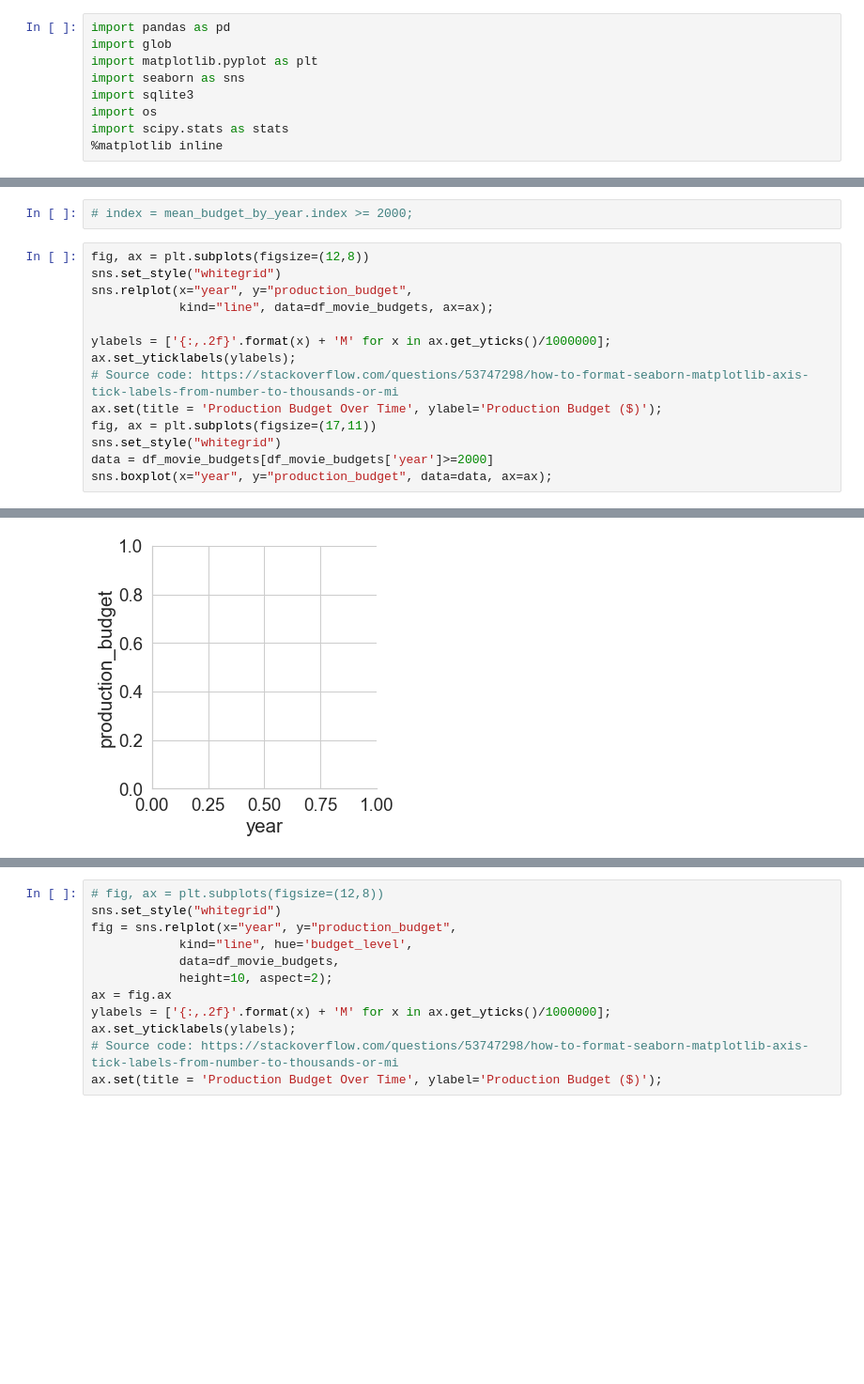
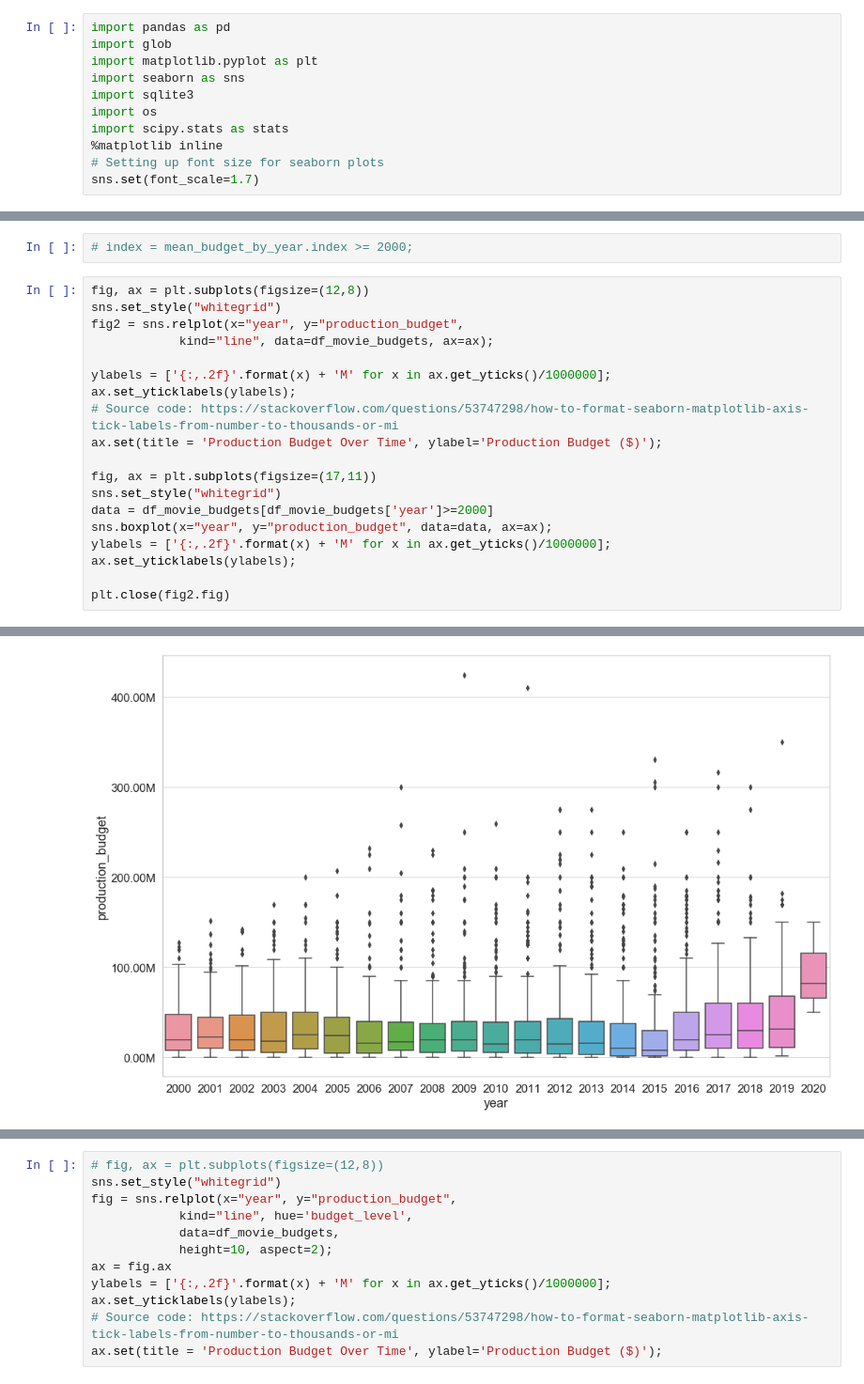
Before and after one commit to singsang2/dsc-mod-1-project-v2-1-onl01-dtsc-ft-070620, a Jupyter notebook: student.ipynb, the cells around one changed output, grey strips where cells are left out. Shown at 94% size. Cells and saved outputs as stored; diff of their text form; blank space fills up the shorter version.

```diff
--- a/student.ipynb
+++ b/student.ipynb
@@ -139,6 +139,8 @@ import sqlite3
 import os
 import scipy.stats as stats
 %matplotlib inline
+# Setting up font size for seaborn plots
+sns.set(font_scale=1.7)
 # %%
 %pwd
 # %% [output]
@@ -278,15 +280,20 @@ ax = sns.distplot(df_movie_budgets['production_budget'], )
 # %%
 fig, ax = plt.subplots(figsize=(12,8))
 sns.set_style("whitegrid")
-sns.relplot(x="year", y="production_budget",
+fig2 = sns.relplot(x="year", y="production_budget",
             kind="line", data=df_movie_budgets, ax=ax);
 
 ylabels = ['{:,.2f}'.format(x) + 'M' for x in ax.get_yticks()/1000000];
 ax.set_yticklabels(ylabels);
 # Source code: https://stackoverflow.com/questions/53747298/how-to-format-seaborn-matplotlib-axis-tick-labels-from-number-to-thousands-or-mi
 ax.set(title = 'Production Budget Over Time', ylabel='Production Budget ($)');
+
 fig, ax = plt.subplots(figsize=(17,11))
 sns.set_style("whitegrid")
 data = df_movie_budgets[df_movie_budgets['year']>=2000]
 sns.boxplot(x="year", y="production_budget", data=data, ax=ax);
+ylabels = ['{:,.2f}'.format(x) + 'M' for x in ax.get_yticks()/1000000];
+ax.set_yticklabels(ylabels);
+
+plt.close(fig2.fig)
 # %% [output]
@@ -294 +301 @@ sns.boxplot(x="year", y="production_budget", data=data, ax=ax);
-[figure, old version]
+[figure, new version]
```
Also changed, not shown: parts of 22 cells of this notebook.
